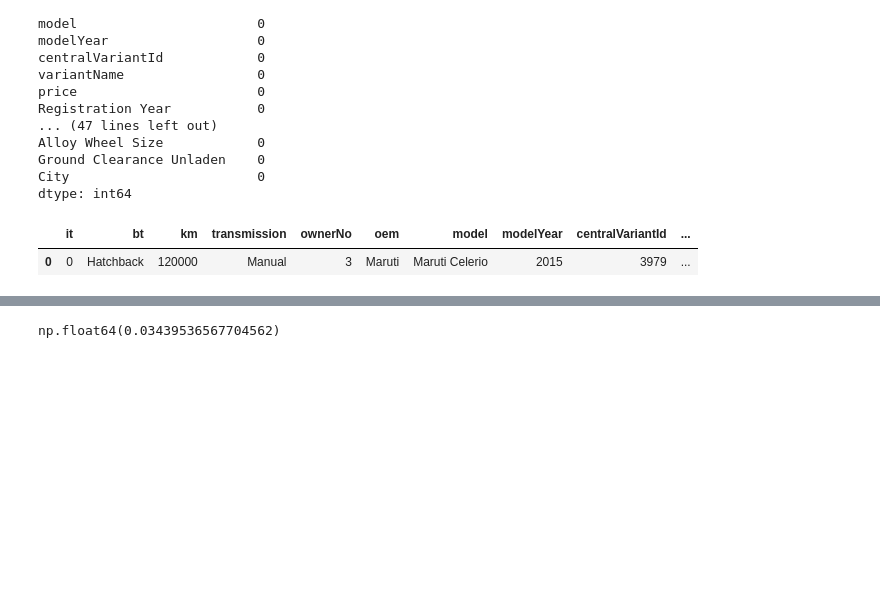
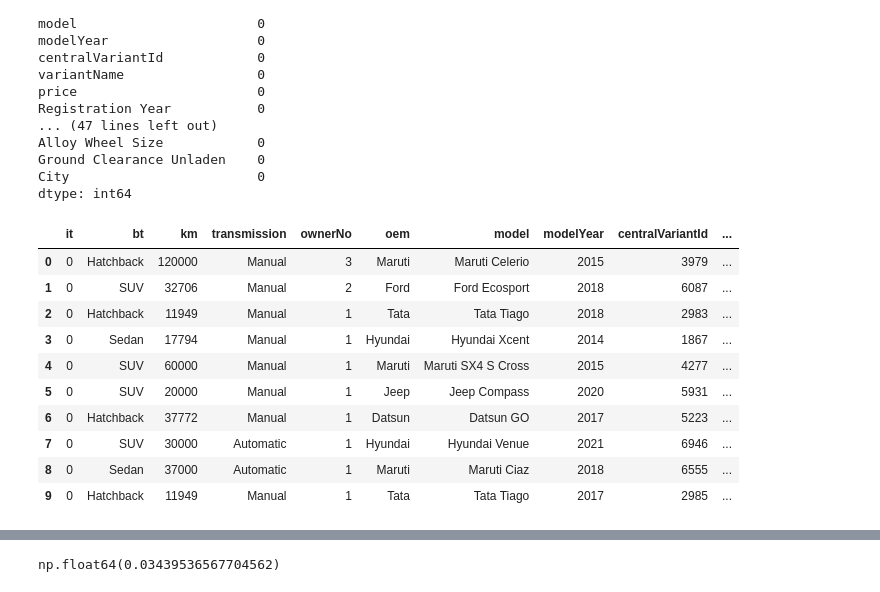
Before and after one commit to saromaddy/cardekho, a Jupyter notebook: Cardekho_project.ipynb, the cells around one changed output, grey strips where cells are left out. Drawn from its saved outputs; the diff is of its cells as text; code cells hidden in the pictures; blank space fills up the shorter version.

```diff
--- a/Cardekho_project.ipynb
+++ b/Cardekho_project.ipynb
@@ -806,3 +868,12 @@ full_expanded['Insurance Validity'].unique()
 # %% [output]
 array(['Third Party insurance', 'Comprehensive', 'Third Party',
        'Zero Dep', 'Not Available'], dtype=object)
+# %%
+# Replace 'Third Party insurance' and 'Third Party' with 'Third Party'
+full_expanded['Insurance Validity'] = full_expanded['Insurance Validity'].replace({
+    'Third Party insurance': 'Third Party',
+    'Third Party': 'Third Party'
+})
+
+# Check the unique values after replacement
+print(full_expanded['Insurance Validity'].unique())
@@ -917,4 +1008,4 @@ np.float64(0.000724112961622013)
 # %%
 # there are 6 data only which is having null value which is 0.072 %. It wont have that effect in calculation. so it is converted to mean value
-full_expanded.fillna['Seating Capacity'](full_expanded['Seating Capacity'].mean(), inplace=True)
+full_expanded['Seating Capacity'].fillna(full_expanded['Seating Capacity'].mean(), inplace=True)
 # %% [output]
@@ -1067,7 +1169,7 @@ Try using .loc[row_indexer,col_indexer] = value instead
 See the caveats in the documentation: https://pandas.pydata.org/pandas-docs/stable/user_guide/indexing.html#returning-a-view-versus-a-copy
   full_expanded['Engine'] = full_expanded['Engine'].astype(float)
 # %%
-full_expanded.fillna(full_expanded['Engine'].mean(), inplace=True)
+full_expanded['Engine'].fillna(full_expanded['Engine'].mean(), inplace=True)
 # %% [output]
 A value is trying to be set on a copy of a slice from a DataFrame
 
@@ -1118,10 +1220,21 @@ Alloy Wheel Size            0
 Ground Clearance Unladen    0
 City                        0
 dtype: int64
+# %%
+pd.set_option('display.max_columns',None)
 # %%
-full_expanded.head(1)
+full_expanded.head(10)
 # %% [output]
 |  | it | bt | km | transmission | ownerNo | oem | model | modelYear | centralVariantId | ... |
 | 0 | 0 | Hatchback | 120000 | Manual | 3 | Maruti | Maruti Celerio | 2015 | 3979 | ... |
+| 1 | 0 | SUV | 32706 | Manual | 2 | Ford | Ford Ecosport | 2018 | 6087 | ... |
+| 2 | 0 | Hatchback | 11949 | Manual | 1 | Tata | Tata Tiago | 2018 | 2983 | ... |
+| 3 | 0 | Sedan | 17794 | Manual | 1 | Hyundai | Hyundai Xcent | 2014 | 1867 | ... |
+| 4 | 0 | SUV | 60000 | Manual | 1 | Maruti | Maruti SX4 S Cross | 2015 | 4277 | ... |
+| 5 | 0 | SUV | 20000 | Manual | 1 | Jeep | Jeep Compass | 2020 | 5931 | ... |
+| 6 | 0 | Hatchback | 37772 | Manual | 1 | Datsun | Datsun GO | 2017 | 5223 | ... |
+| 7 | 0 | SUV | 30000 | Automatic | 1 | Hyundai | Hyundai Venue | 2021 | 6946 | ... |
+| 8 | 0 | Sedan | 37000 | Automatic | 1 | Maruti | Maruti Ciaz | 2018 | 6555 | ... |
+| 9 | 0 | Hatchback | 11949 | Manual | 1 | Tata | Tata Tiago | 2017 | 2985 | ... |
 # %%
 full_expanded['Mileage'] = full_expanded['Mileage'].str.replace(' kmpl', '')
```
Also changed, not shown: parts of 27 cells of this notebook, 2 other files.
